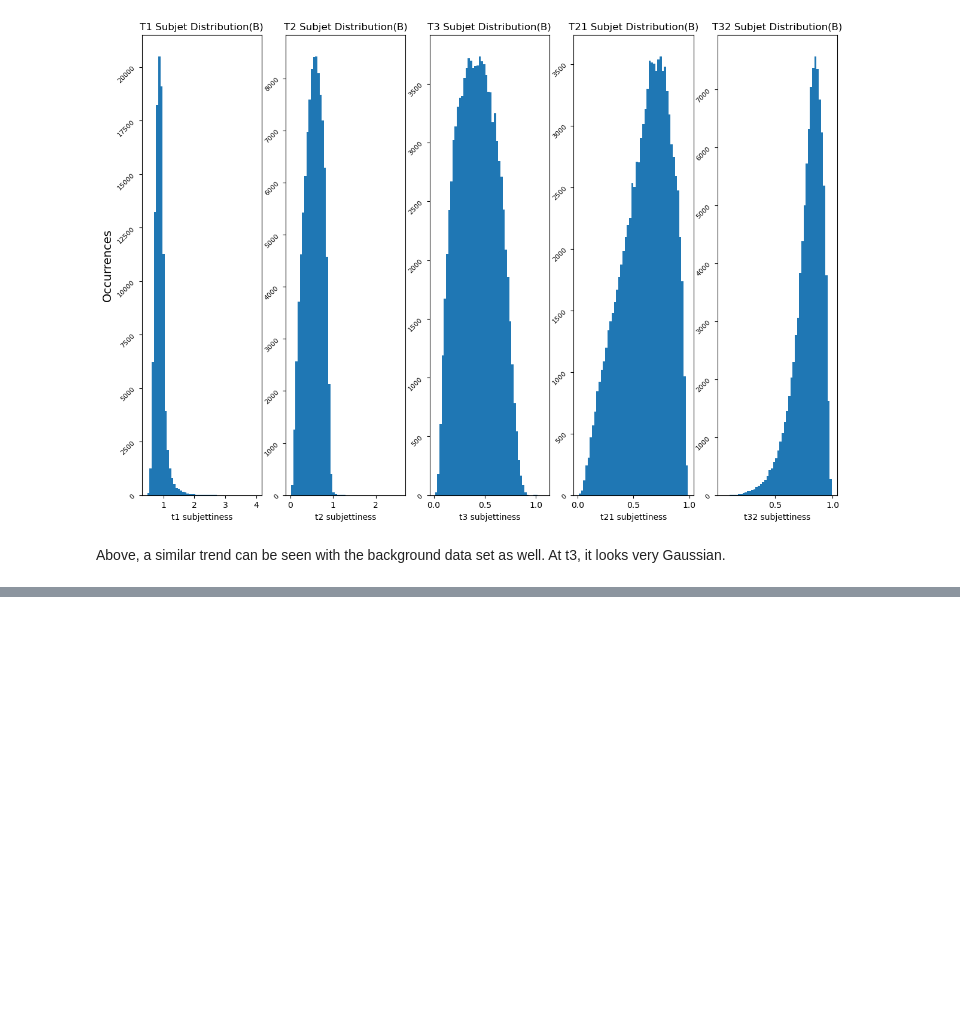
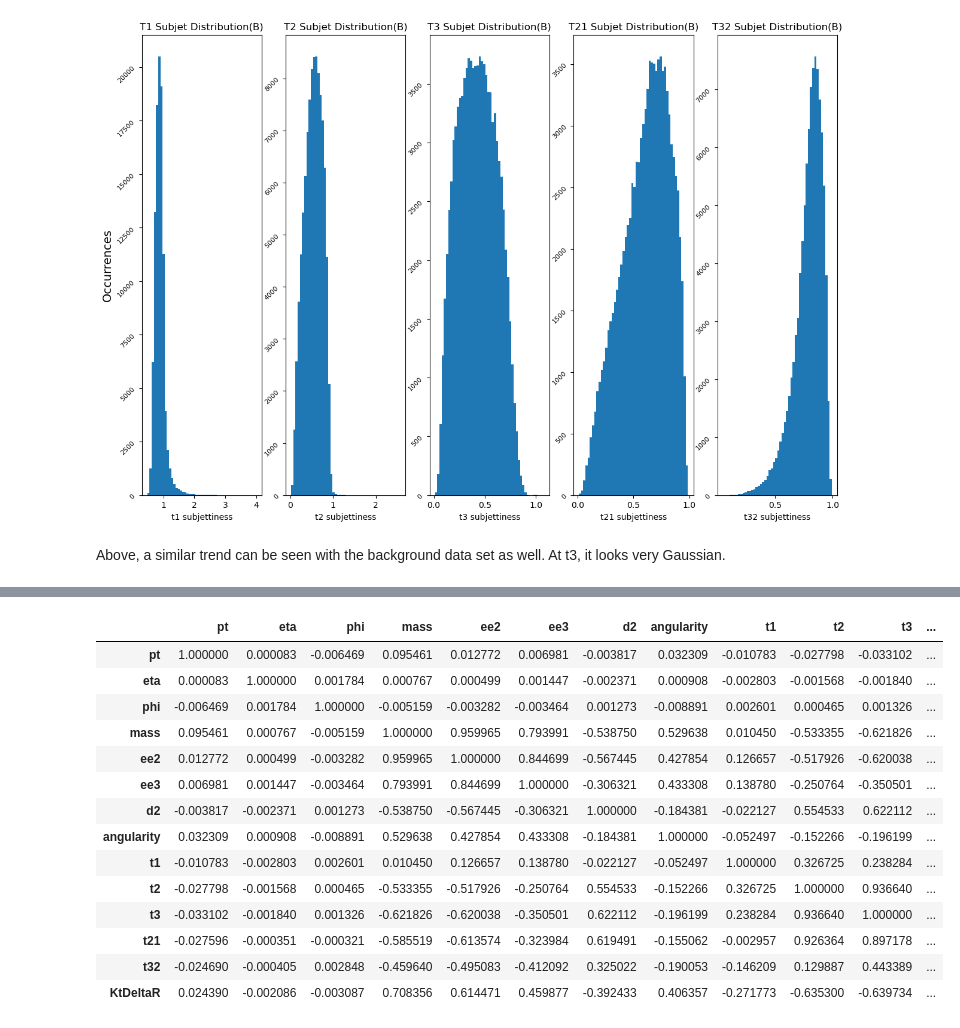
Before and after one commit to StLee314/Phys-434-Fall-2021, a Jupyter notebook: Lab5.ipynb, the cells around one changed output, grey strips where cells are left out. Drawn from its saved outputs; the diff is of its cells as text; code cells hidden in the pictures; blank space fills up the shorter version.

```diff
--- a/Lab5.ipynb
+++ b/Lab5.ipynb
@@ -340,0 +341,18 @@ plt.show()
+# %%
+qcd_data.corr()
+# %% [output]
+|  | pt | eta | phi | mass | ee2 | ee3 | d2 | angularity | t1 | t2 | t3 | ... |
+| pt | 1.000000 | 0.000083 | -0.006469 | 0.095461 | 0.012772 | 0.006981 | -0.003817 | 0.032309 | -0.010783 | -0.027798 | -0.033102 | ... |
+| eta | 0.000083 | 1.000000 | 0.001784 | 0.000767 | 0.000499 | 0.001447 | -0.002371 | 0.000908 | -0.002803 | -0.001568 | -0.001840 | ... |
+| phi | -0.006469 | 0.001784 | 1.000000 | -0.005159 | -0.003282 | -0.003464 | 0.001273 | -0.008891 | 0.002601 | 0.000465 | 0.001326 | ... |
+| mass | 0.095461 | 0.000767 | -0.005159 | 1.000000 | 0.959965 | 0.793991 | -0.538750 | 0.529638 | 0.010450 | -0.533355 | -0.621826 | ... |
+| ee2 | 0.012772 | 0.000499 | -0.003282 | 0.959965 | 1.000000 | 0.844699 | -0.567445 | 0.427854 | 0.126657 | -0.517926 | -0.620038 | ... |
+| ee3 | 0.006981 | 0.001447 | -0.003464 | 0.793991 | 0.844699 | 1.000000 | -0.306321 | 0.433308 | 0.138780 | -0.250764 | -0.350501 | ... |
+| d2 | -0.003817 | -0.002371 | 0.001273 | -0.538750 | -0.567445 | -0.306321 | 1.000000 | -0.184381 | -0.022127 | 0.554533 | 0.622112 | ... |
+| angularity | 0.032309 | 0.000908 | -0.008891 | 0.529638 | 0.427854 | 0.433308 | -0.184381 | 1.000000 | -0.052497 | -0.152266 | -0.196199 | ... |
+| t1 | -0.010783 | -0.002803 | 0.002601 | 0.010450 | 0.126657 | 0.138780 | -0.022127 | -0.052497 | 1.000000 | 0.326725 | 0.238284 | ... |
+| t2 | -0.027798 | -0.001568 | 0.000465 | -0.533355 | -0.517926 | -0.250764 | 0.554533 | -0.152266 | 0.326725 | 1.000000 | 0.936640 | ... |
+| t3 | -0.033102 | -0.001840 | 0.001326 | -0.621826 | -0.620038 | -0.350501 | 0.622112 | -0.196199 | 0.238284 | 0.936640 | 1.000000 | ... |
+| t21 | -0.027596 | -0.000351 | -0.000321 | -0.585519 | -0.613574 | -0.323984 | 0.619491 | -0.155062 | -0.002957 | 0.926364 | 0.897178 | ... |
+| t32 | -0.024690 | -0.000405 | 0.002848 | -0.459640 | -0.495083 | -0.412092 | 0.325022 | -0.190053 | -0.146209 | 0.129887 | 0.443389 | ... |
+| KtDeltaR | 0.024390 | -0.002086 | -0.003087 | 0.708356 | 0.614471 | 0.459877 | -0.392433 | 0.406357 | -0.271773 | -0.635300 | -0.639734 | ... |
```
Also changed, not shown: parts of 2 cells of this notebook.
